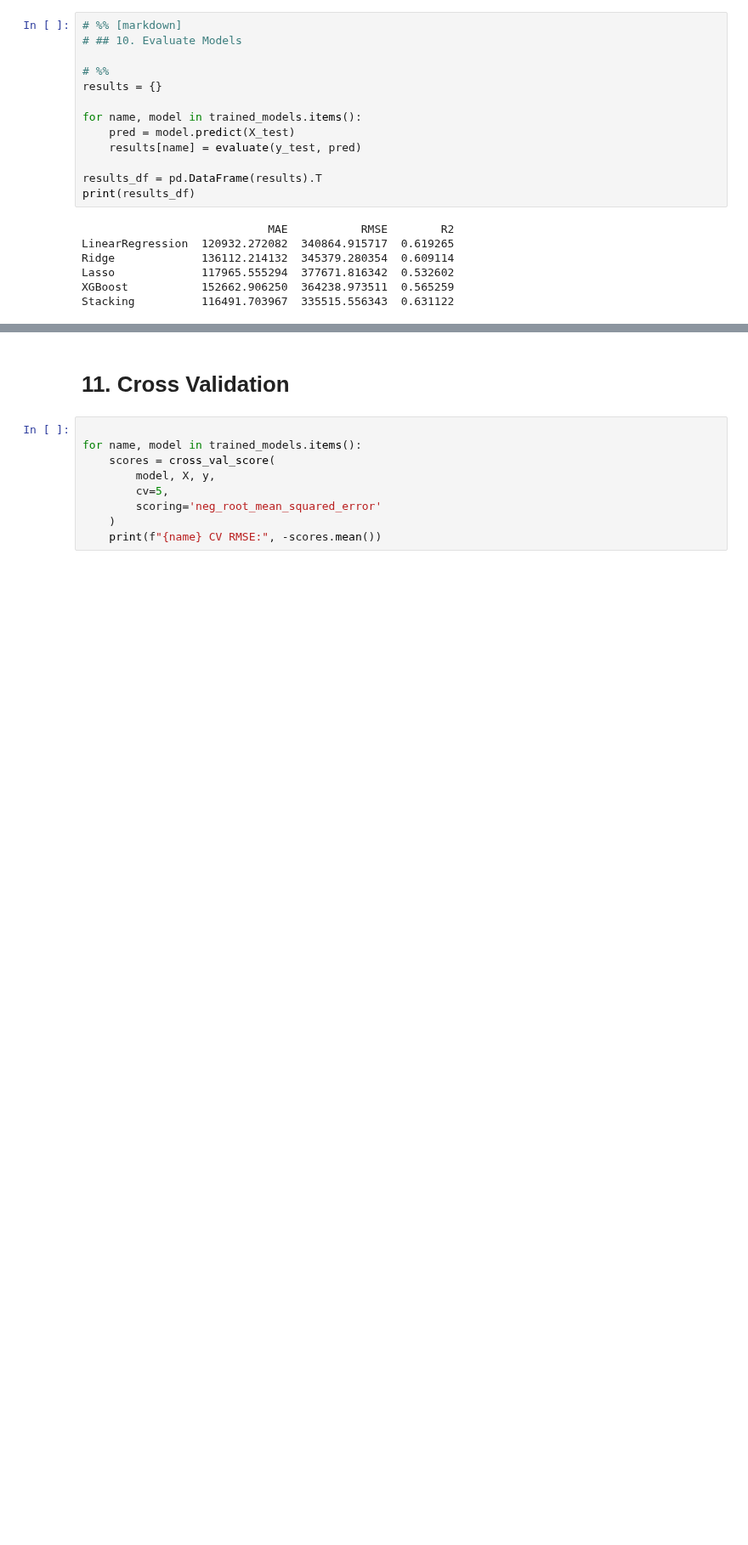
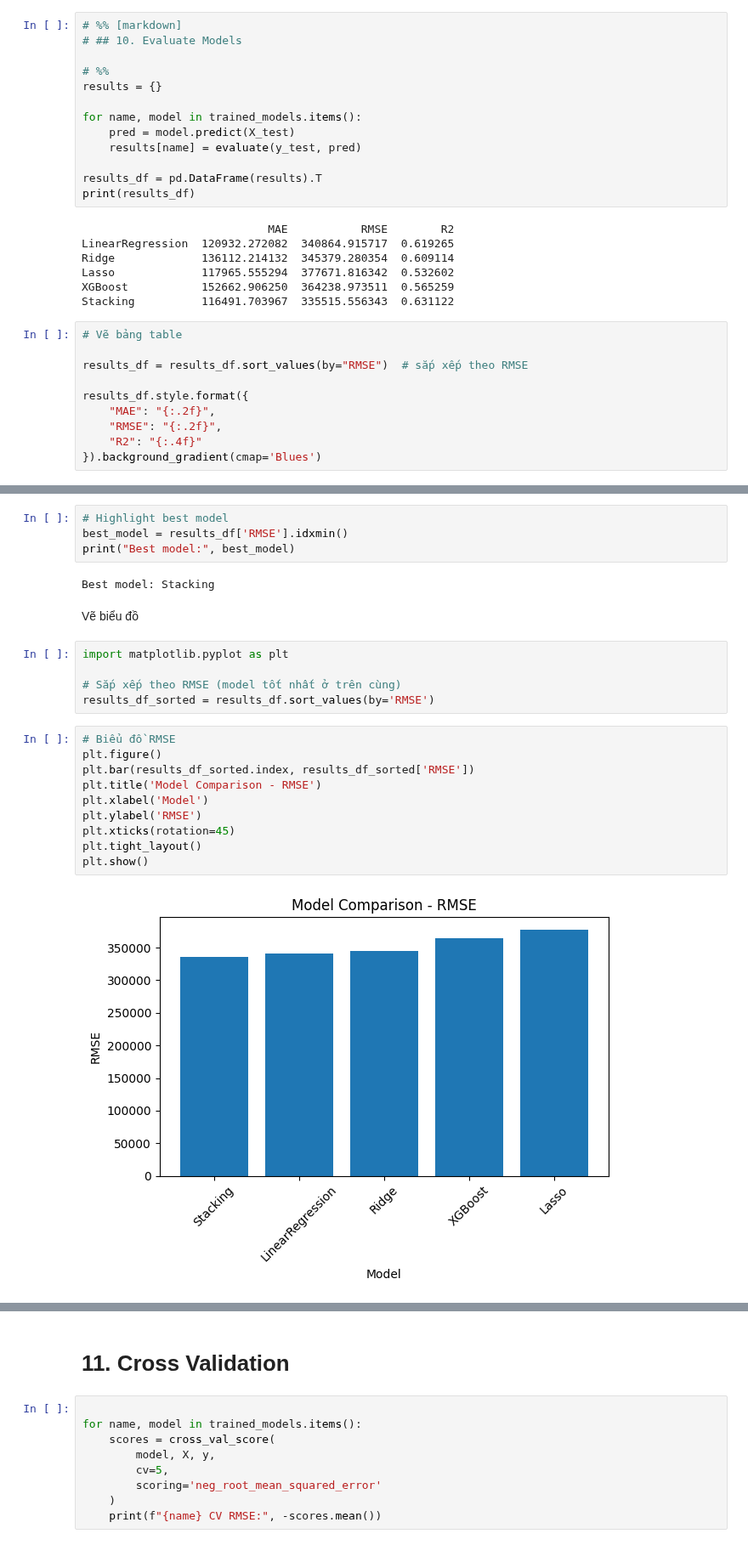
Before and after one commit to hoangchaulanbao/HocmayNC, a Jupyter notebook: Du_doan_gia_xe_o_to.ipynb, the cells around one changed output, grey strips where cells are left out. Shown at 85% size. Drawn from its saved outputs; the diff is of its cells as text; blank space fills up the shorter version.

Commit message:
Thêm biểu đồ báo cáo

```diff
--- a/Du_doan_gia_xe_o_to.ipynb
+++ b/Du_doan_gia_xe_o_to.ipynb
@@ -330,3 +330,13 @@ Ridge             136112.214132  345379.280354  0.609114
 Lasso             117965.555294  377671.816342  0.532602
 XGBoost           152662.906250  364238.973511  0.565259
 Stacking          116491.703967  335515.556343  0.631122
+# %%
+# Vẽ bảng table
+
+results_df = results_df.sort_values(by="RMSE")  # sắp xếp theo RMSE
+
+results_df.style.format({
+    "MAE": "{:.2f}",
+    "RMSE": "{:.2f}",
+    "R2": "{:.4f}"
+}).background_gradient(cmap='Blues')
@@ -332,0 +350,25 @@ Stacking          116491.703967  335515.556343  0.631122
+# %%
+# Highlight best model
+best_model = results_df['RMSE'].idxmin()
+print("Best model:", best_model)
+# %% [output]
+Best model: Stacking
+# %% [markdown]
+Vẽ biểu đồ
+# %%
+import matplotlib.pyplot as plt
+
+# Sắp xếp theo RMSE (model tốt nhất ở trên cùng)
+results_df_sorted = results_df.sort_values(by='RMSE')
+# %%
+# Biểu đồ RMSE
+plt.figure()
+plt.bar(results_df_sorted.index, results_df_sorted['RMSE'])
+plt.title('Model Comparison - RMSE')
+plt.xlabel('Model')
+plt.ylabel('RMSE')
+plt.xticks(rotation=45)
+plt.tight_layout()
+plt.show()
+# %% [output]
+[figure, added]
```
Also changed, not shown: parts of 9 cells of this notebook.
